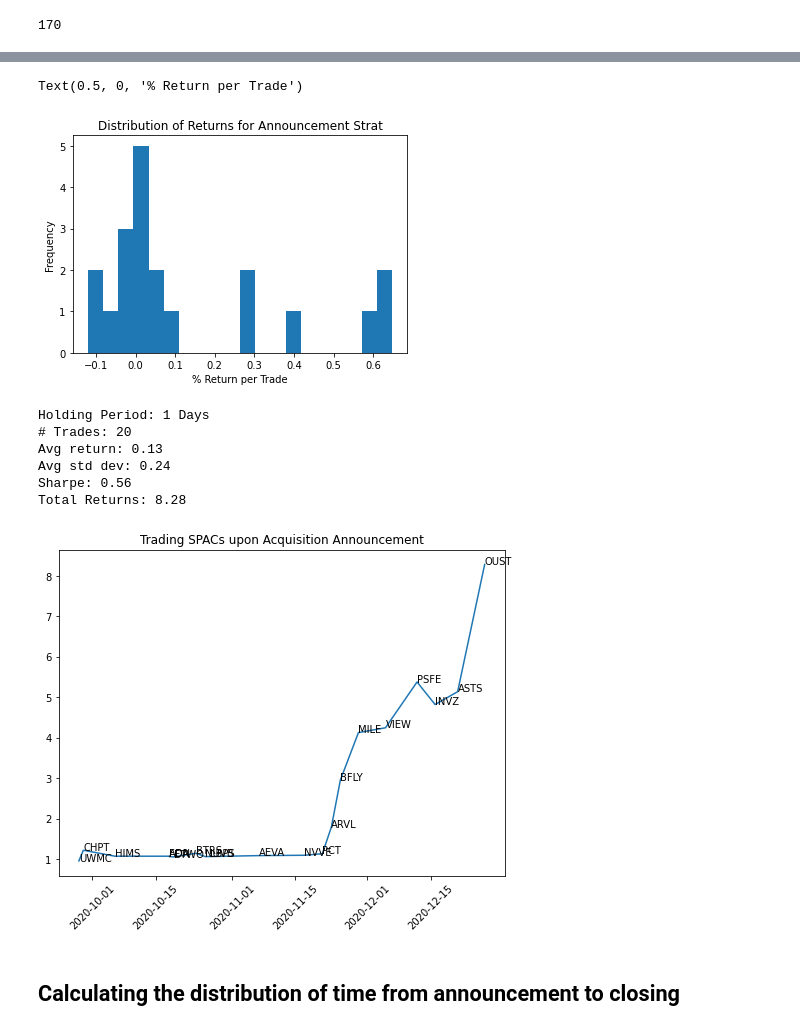
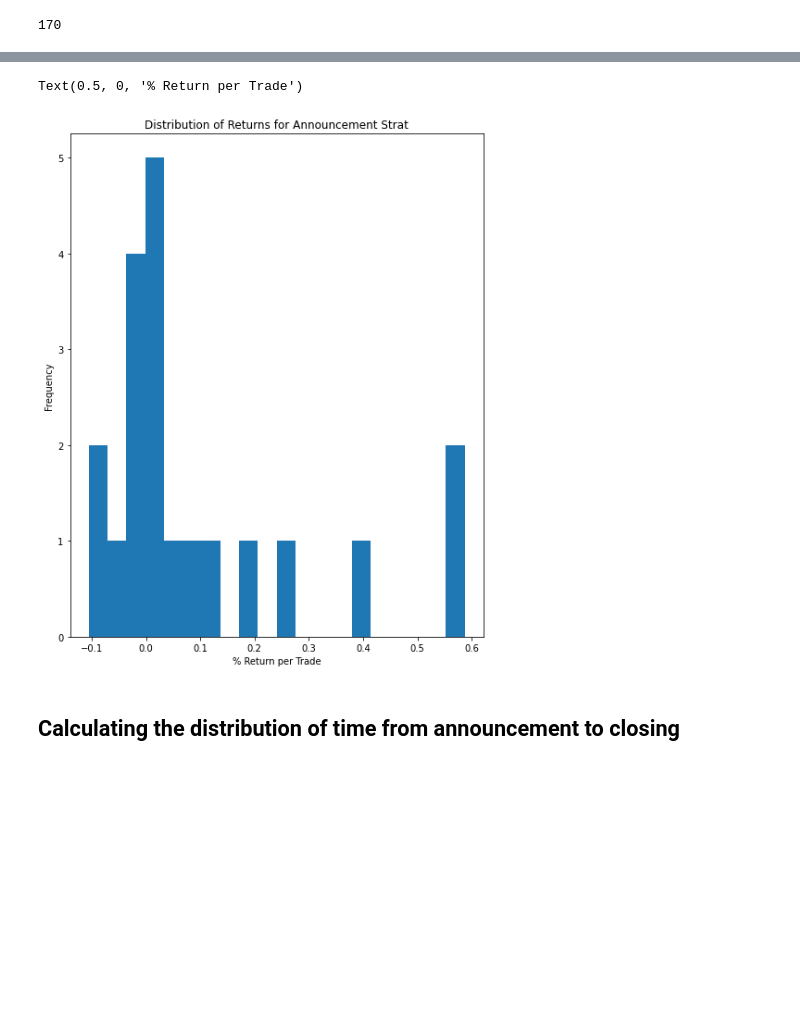
Before and after one commit to rahinroy/spac-ucf, a Jupyter notebook: MN Announcement Trading Backtester.ipynb, the cells around one changed output, grey strips where cells are left out. Drawn from its saved outputs; the diff is of its cells as text; code cells hidden in the pictures; blank space fills up the shorter version.

```diff
--- a/MN Announcement Trading Backtester.ipynb
+++ b/MN Announcement Trading Backtester.ipynb
@@ -105,7 +105,8 @@ pnl_record['pnl_change'] = []
 pnl_record['ticker'] = []
 pnl_record['action'] = []
 
-holdingperiod = 1
+### holdingperiod IS THE MAIN PARAMETER TO CHANGE BTWN BACKTESTS!!!
+holdingperiod = 3
 
 for i,row in announcements_df.iterrows():
     holding_time = timedelta(days = holdingperiod)
@@ -186,34 +209,13 @@ sales.head()
 # %%
 returns = [x-1 for x in sales['pnl_change']]
+fig = plt.figure(figsize = (8,10))
 plt.hist(returns, bins = 20)
 plt.title('Distribution of Returns for Announcement Strat')
 plt.ylabel('Frequency')
 plt.xlabel('% Return per Trade')
 # %% [output]
 Text(0.5, 0, '% Return per Trade')
-[figure, old version]
+[figure, new version]
-# %%
-print(f'Holding Period: {holdingperiod} Days')
-print(f'# Trades: {len(sales)}')
-print(f'Avg return: {round(np.mean(returns),2)}')
-print(f'Avg std dev: {round(np.std(returns),2)}')
-print(f'Sharpe: {round(np.mean(returns)/np.std(returns),2)}')
-print('Total Returns:', round(list(sales["rolling pnl"])[-1],2))
-fig = plt.figure(figsize = (8,6))
-plt.xticks(rotation = 45)
-plt.title('Trading SPACs upon Acquisition Announcement')
-plt.plot(sales['Date'],sales['rolling pnl'])
-
-for (x,y, label) in zip(list(sales['Date']), list(sales['rolling pnl']),list(sales['ticker'])):
-    plt.text(x,y, label)
-# %% [output]
-Holding Period: 1 Days
-# Trades: 20
-Avg return: 0.13
-Avg std dev: 0.24
-Sharpe: 0.56
-Total Returns: 8.28
-[figure, removed]
 # %% [markdown]
 ## Calculating the distribution of time from announcement to closing
 # %%
```
Also changed, not shown: parts of 7 cells of this notebook.
